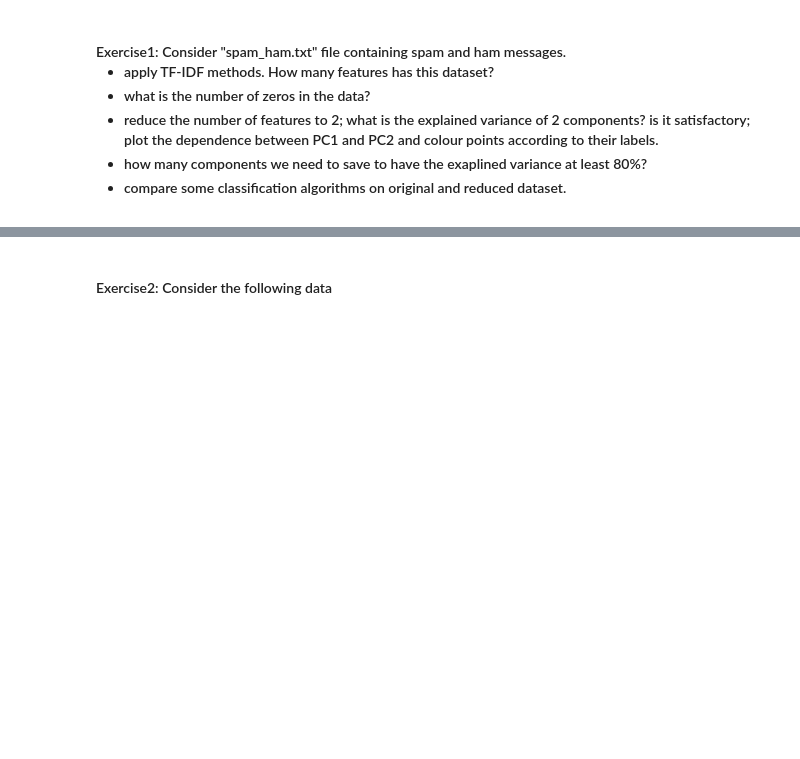
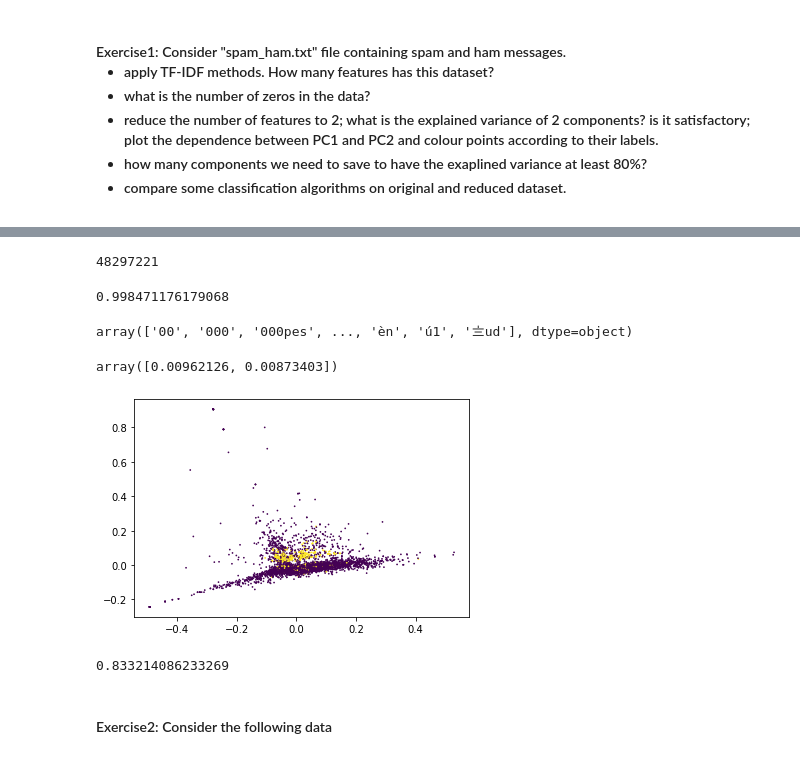
Before and after one commit to adkwazar/current, a Jupyter notebook: revision.ipynb, the cells around one changed output, grey strips where cells are left out. Drawn from its saved outputs; the diff is of its cells as text; code cells hidden in the pictures; blank space fills up the shorter version.

```diff
--- a/revision.ipynb
+++ b/revision.ipynb
@@ -69,3 +126,15 @@ Exercises to implement
 - reduce the number of features to 2; what is the explained variance of 2 components? is it satisfactory; plot the dependence between PC1 and PC2 and colour points according to their labels.
 - how many components we need to save to have the exaplined variance at least  80%?
 - compare some classification algorithms on original and reduced dataset.
+# %%
+f  = open("spam_ham.txt","r", encoding = "utf-8")
+X = []
+y = []
+for line in f:
+    if "ham" in line:
+        X.append(line.split("ham")[1][1:])
+        y.append(0)
+    else:
+        X.append(line.split("spam")[1][1:])
+        y.append(1)
+f.close()
@@ -71,0 +145,3 @@ Exercises to implement
+# %%
+vec = TfidfVectorizer()
+Xv = vec.fit_transform(X)
@@ -71,0 +162,28 @@ Exercises to implement
+# %%
+import numpy as np
+n_zeros = np.count_nonzero(Xv.toarray()==0)
+print(n_zeros)
+# %% [output]
+48297221
+# %%
+n_zeros/(5574*8678)
+# %% [output]
+0.998471176179068
+# %%
+vec.get_feature_names_out()
+# %% [output]
+array(['00', '000', '000pes', ..., 'èn', 'ú1', '〨ud'], dtype=object)
+# %%
+pca = PCA(n_components=2)
+Xpca = pca.fit_transform(Xv.toarray())
+# %%
+pca.explained_variance_ratio_ #insufficient
+# %% [output]
+array([0.00962126, 0.00873403])
+# %%
+import matplotlib.pyplot as plt
+
+plt.scatter(Xpca[:,0],Xpca[:,1], c = y, s = 0.5)
+plt.show()
+# %% [output]
+[figure, added]
@@ -72,3 +193,7 @@ Exercises to implement
+# %%
+sum(pca.explained_variance_ratio_)
+# %% [output]
+0.833214086233269
 # %% [markdown]
 <h4> Exercise2: Consider the following data
 # %%
```
Also changed, not shown: parts of 23 cells of this notebook.
